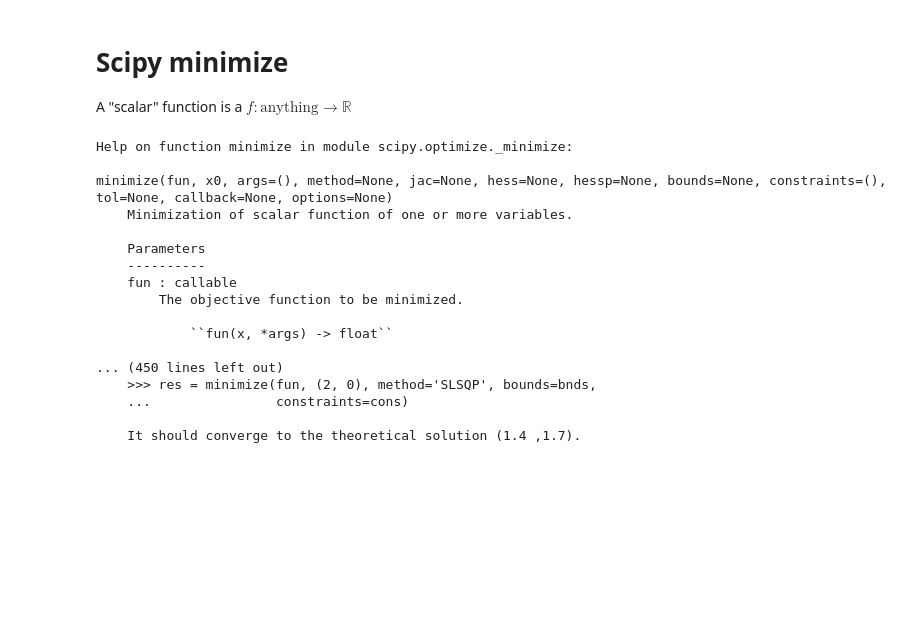
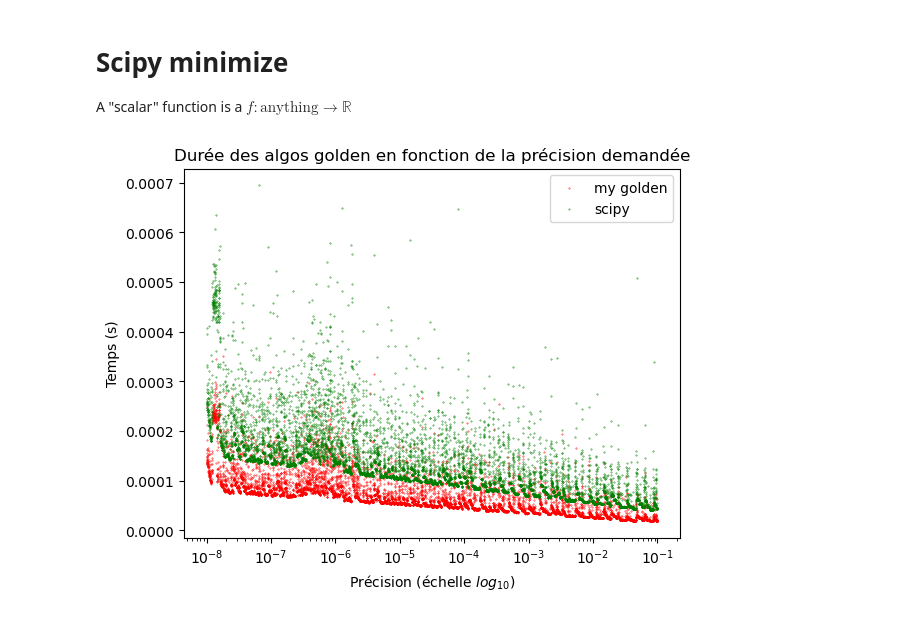
Before and after one commit to SuperMuel/HAX606X-Optimisation-convexe, a Jupyter notebook: tp2.ipynb, the cells around one changed output. Cells and saved outputs as stored; diff of their text form; code cells hidden in the pictures; blank space fills up the shorter version.

```diff
--- a/tp2.ipynb
+++ b/tp2.ipynb
@@ -346,24 +346,37 @@ Minimum  0.88 : 10 fois trouvé, soit 3.3333333333333335%
 # Scipy minimize
 
 A "scalar" function is a  $f:\text{anything}\to \mathbb{R}$
-# %%
-from scipy import optimize
-help(optimize.minimize)
-# %% [output]
-Help on function minimize in module scipy.optimize._minimize:
-
-minimize(fun, x0, args=(), method=None, jac=None, hess=None, hessp=None, bounds=None, constraints=(), tol=None, callback=None, options=None)
-    Minimization of scalar function of one or more variables.
-
-    Parameters
-    ----------
-    fun : callable
-        The objective function to be minimized.
-
-            ``fun(x, *args) -> float``
-
-... (450 lines left out)
-    >>> res = minimize(fun, (2, 0), method='SLSQP', bounds=bnds,
-    ...                constraints=cons)
-
-    It should converge to the theoretical solution (1.4 ,1.7).
+# %%
+from scipy import optimize
+
+a,b = 0.3,1.5
+y = f2(x)
+sols = []
+
+
+precisions = np.logspace(-8, -1, num=10000, base=10)
+y_my_golden = []
+y_scipy_golden = []
+
+for i, eps in enumerate(precisions):
+    # print(f"{eps=}   {i}/{len(precisions)}")
+    t0 = time.perf_counter()
+    optimize.golden(f2,brack=(a,b),tol=eps)
+    t1 = time.perf_counter()
+    y_scipy_golden.append(t1 - t0)
+
+    t0 = time.perf_counter()
+    golden_bornee(f2, a, b, eps, maxiter=int(10e100))
+    t1 = time.perf_counter()
+    y_my_golden.append(t1 - t0)
+
+plt.title("Durée des algos golden en fonction de la précision demandée")
+plt.xlabel("Précision (échelle $log_{10}$)")
+plt.ylabel("Temps (s)")
+plt.scatter(precisions, y_my_golden, label="my golden", color="red",s=0.1)
+plt.scatter(precisions, y_scipy_golden, label="scipy",color="green",s=0.1)
+plt.xscale('log')
+plt.legend()
+plt.show()
+# %% [output]
+[figure, added]
```
Also changed, not shown: parts of 2 cells of this notebook, 3 other files.
